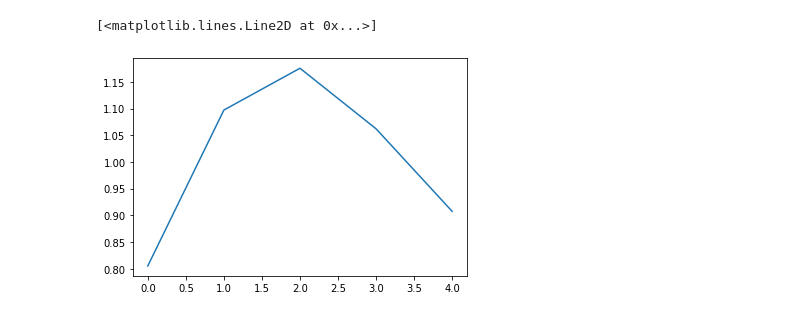
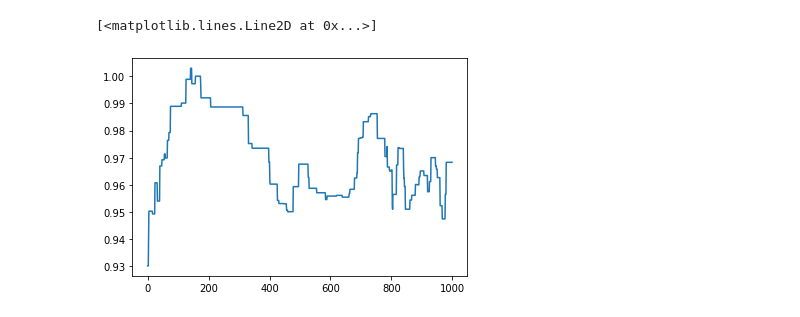
Before and after one commit to Nathaniel-Rodriguez/asyncevo, a Jupyter notebook: examples/diagnostic_example.ipynb, the cells around one changed output. Drawn from its saved outputs; the diff is of its cells as text; code cells hidden in the pictures.

```diff
--- a/examples/diagnostic_example.ipynb
+++ b/examples/diagnostic_example.ipynb
@@ -17,4 +17,5 @@ plt.plot(by, color='red', ls='--')
 # %%
+local_sigmas = np.array([[pop['local_sigma'] for pop in step] for step in output['data_history']])
 global_sigmas = np.array([[pop['global_sigma'] for pop in step] for step in output['data_history']])
 abs_sigmas = np.array([[pop['abs_sigma'] for pop in step] for step in output['data_history']])
 abs_paths = np.array([[pop['abs_path'] for pop in step] for step in output['data_history']])
@@ -37,5 +23,6 @@ plt.plot(np.mean(abs_paths, axis=0))
-# %%
-plt.plot(np.mean(path_norms, axis=0))
-# %% [output]
-[<matplotlib.lines.Line2D at 0x...>]
-[figure, removed]
+# %%
+# local_sigma - the mean abs value of the local component of the step-size update.
+plt.plot(np.mean(local_sigmas, axis=1))
+# %% [output]
+[<matplotlib.lines.Line2D at 0x...>]
+[figure, added]
```
Also changed, not shown: parts of 9 cells of this notebook, 1 other file.
